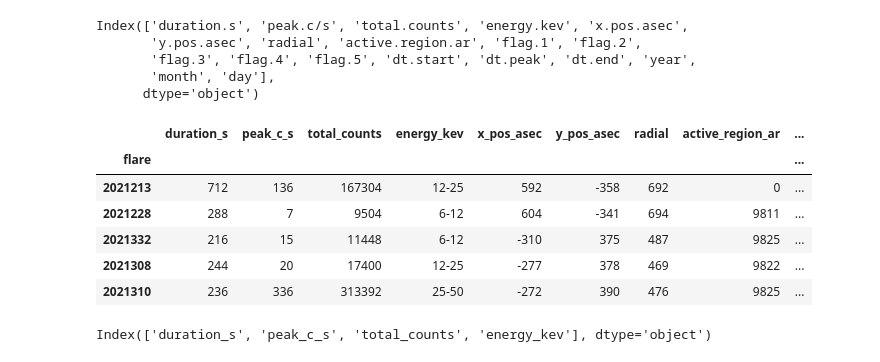
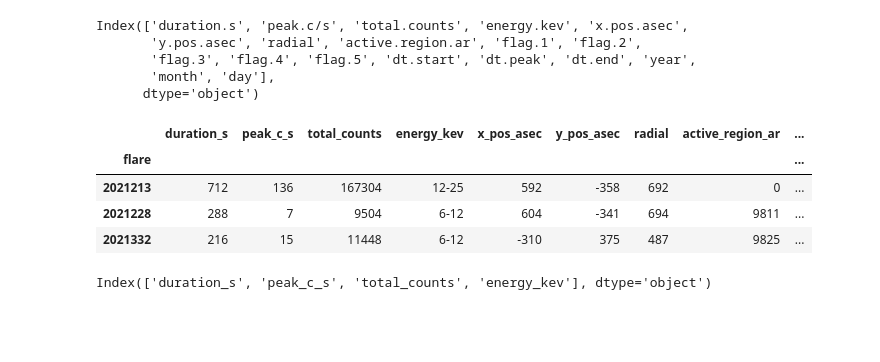
Before and after one commit to Byte7/Solar-Flares-Prediction-RHESSI-Mission, a Jupyter notebook: test_nbs.ipynb, the cells around one changed output. Drawn from its saved outputs; the diff is of its cells as text; code cells hidden in the pictures; blank space fills up the shorter version.

```diff
--- a/test_nbs.ipynb
+++ b/test_nbs.ipynb
@@ -54,15 +54,13 @@ new_df = new_df.rename(columns = {'duration.s':'duration_s', 'peak.c/s':'peak_c_
        'y.pos.asec':'y_pos_asec', 'active.region.ar':'active_region_ar', 'flag.1':'flag_1', 'flag.2':'flag_2',
        'flag.3':'flag_3', 'flag.4':'flag_4', 'flag.5':'_flag_5', 'dt.start':'date_start', 'dt.peak':'date_peak', 'dt.end':'date_end'})
 # %%
-new_df.head(5)
+new_df.head(3)
 # %% [output]
 |  | duration_s | peak_c_s | total_counts | energy_kev | x_pos_asec | y_pos_asec | radial | active_region_ar | ... |
 | flare |  |  |  |  |  |  |  |  | ... |
 | 2021213 | 712 | 136 | 167304 | 12-25 | 592 | -358 | 692 | 0 | ... |
 | 2021228 | 288 | 7 | 9504 | 6-12 | 604 | -341 | 694 | 9811 | ... |
 | 2021332 | 216 | 15 | 11448 | 6-12 | -310 | 375 | 487 | 9825 | ... |
-| 2021308 | 244 | 20 | 17400 | 12-25 | -277 | 378 | 469 | 9822 | ... |
-| 2021310 | 236 | 336 | 313392 | 25-50 | -272 | 390 | 476 | 9825 | ... |
 # %%
 DATA_by_yr = new_df.groupby(['year'])['total_counts'].sum()
 DATA_by_month = new_df.groupby(['month'])['total_counts'].sum().sort_values(ascending=False)
```
Also changed, not shown: parts of 45 cells of this notebook.
